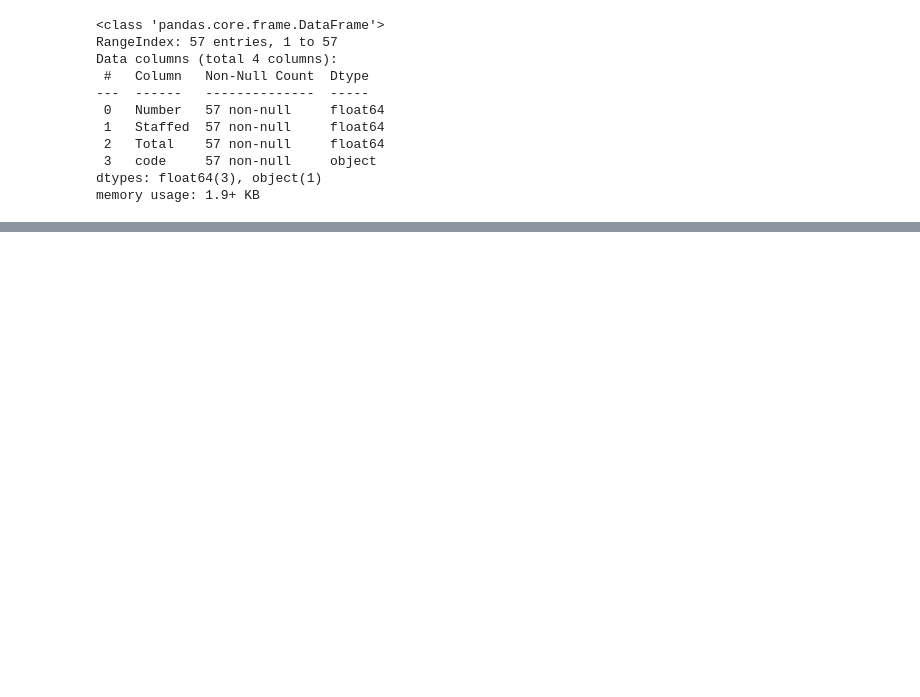
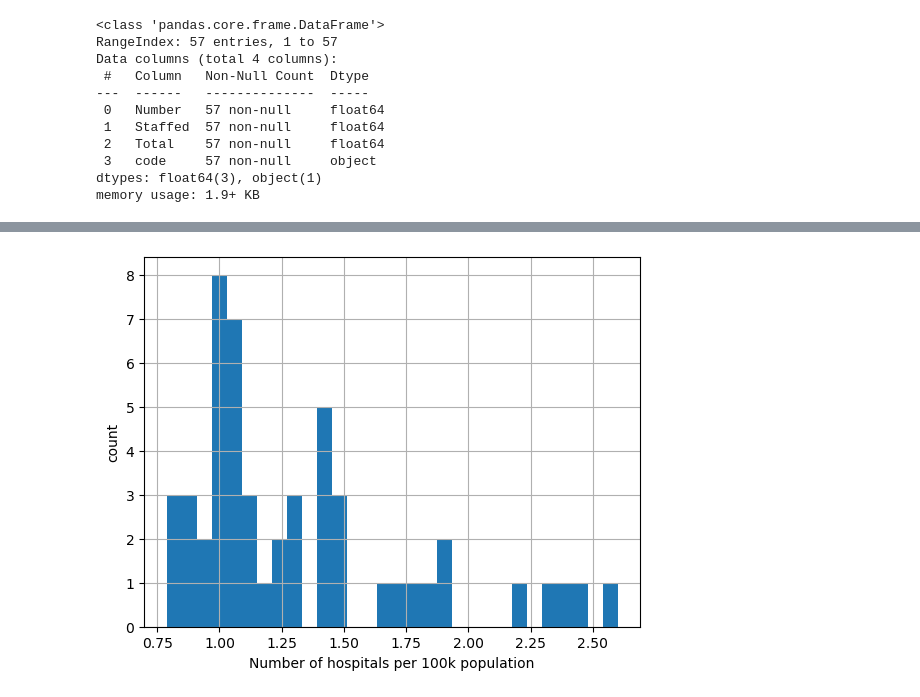
Before and after one commit to tennisvs/Springboard, a Jupyter notebook: Capstone/Capstone_Part_5_EDA.ipynb, the cells around one changed output, grey strips where cells are left out. Cells and saved outputs as stored; diff of their text form; code cells hidden in the pictures; blank space fills up the shorter version.

```diff
--- a/Capstone/Capstone_Part_5_EDA.ipynb
+++ b/Capstone/Capstone_Part_5_EDA.ipynb
@@ -855,4 +854,6 @@ usa_states_sub.columns = ['state','code','state_population']
 usa_states_sub.state.replace(to_replace='\[.*\]', value='', regex=True, inplace=True)
 usa_states_sub.state.replace(to_replace='\ʻ', value='', regex=True, inplace=True)
 usa_states_sub.state[usa_states_sub.state.str.contains('Massachusetts|Pennsylvania|Rhode Island|Virginia|Hawaii')]
+usa_states_sub.loc[len(usa_states_sub.index)] = ['Washington, D.C.', 'DC', 712_816]
+usa_states_sub.tail()
 # %% [output]
@@ -925,0 +924,3 @@ state_df
+# %%
+state_df.columns = ['state','code','state population','median salary','total hospitals','total beds','total discharges']
+state_df.describe().T
@@ -925,0 +934,3 @@ state_df
+# %%
+state_summary_newind = state_df.set_index('state')
+state_summary_newind['state population'].sort_values(ascending=False).head()
@@ -925,0 +975,6 @@ state_df
+# %%
+state_df['hospitals_per_100kcapita'] = 100_000 * state_df['total hospitals']/ state_df['state population']
+state_df['beds_per_100kcapita'] = 100_000 * state_df['total beds']/ state_df['state population']
+state_df['discharges_per_100kcapita'] = 100_000 * state_df['total discharges']/ state_df['state population']
+
+state_df.head()
@@ -925,0 +988,6 @@ state_df
+# %%
+state_df['hospitals_per_100kcapita'].hist(bins=30)
+plt.xlabel('Number of hospitals per 100k population')
+plt.ylabel('count');
+# %% [output]
+[figure, added]
```
Also changed, not shown: parts of 48 cells of this notebook.
